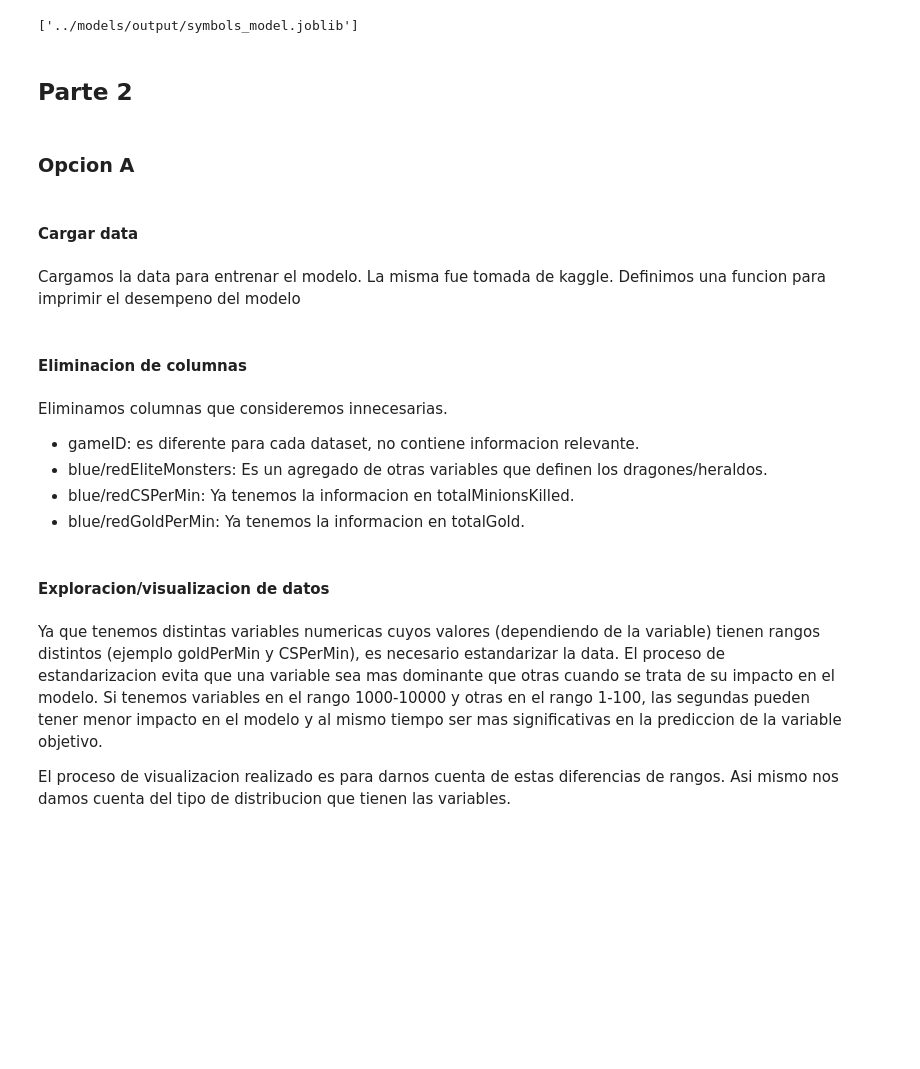
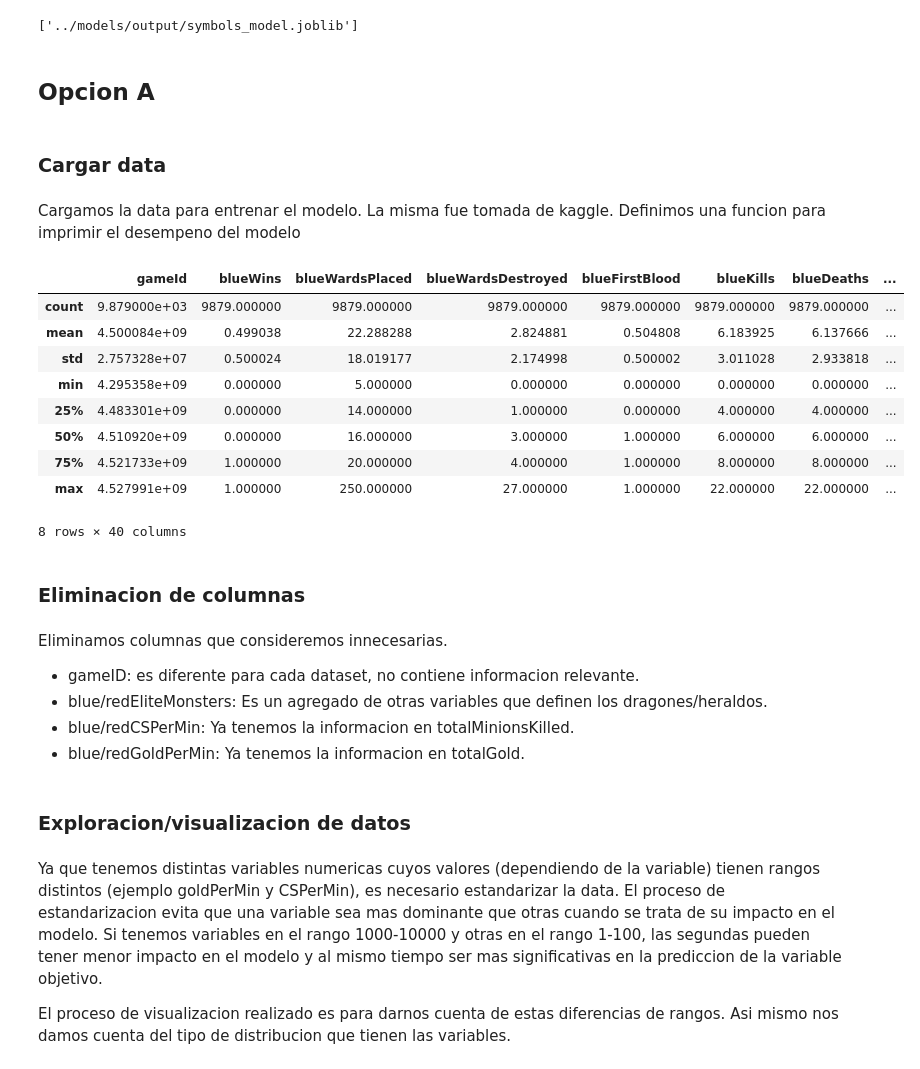
Before and after one commit to Rcontre360/UCV-ML-2-2024, a Jupyter notebook: tarea2/app/src/notebooks/parte_2.ipynb, the cells around one changed output. Saved outputs shown, nothing was run; the diff lists cells and outputs as text; code cells hidden in the pictures; blank space fills up the shorter version.

```diff
--- a/tarea2/app/src/notebooks/Tarea2.ipynb
+++ b/tarea2/app/src/notebooks/parte_2.ipynb
@@ -554,22 +549,33 @@ import joblib
 joblib.dump(symbols_svm, "../models/output/symbols_model.joblib")
 # %% [output]
 ['../models/output/symbols_model.joblib']
-# %% [markdown]
-## Parte 2
 # %% [markdown]
-### Opcion A
+## Opcion A
 # %% [markdown]
-#### Cargar data
+### Cargar data
 # %% [markdown]
 Cargamos la data para entrenar el modelo. La misma fue tomada de kaggle. Definimos una funcion para imprimir el desempeno del modelo
 # %%
 import pandas as pd
 from sklearn.metrics import classification_report
 
-file_path = "./data/lol/data.csv"
+file_path = "../models/input/lol/data.csv"
 df = pd.read_csv(file_path)
+
+df.describe()
+# %% [output]
+|  | gameId | blueWins | blueWardsPlaced | blueWardsDestroyed | blueFirstBlood | blueKills | blueDeaths | ... |
+| count | 9.879000e+03 | 9879.000000 | 9879.000000 | 9879.000000 | 9879.000000 | 9879.000000 | 9879.000000 | ... |
+| mean | 4.500084e+09 | 0.499038 | 22.288288 | 2.824881 | 0.504808 | 6.183925 | 6.137666 | ... |
+| std | 2.757328e+07 | 0.500024 | 18.019177 | 2.174998 | 0.500002 | 3.011028 | 2.933818 | ... |
+| min | 4.295358e+09 | 0.000000 | 5.000000 | 0.000000 | 0.000000 | 0.000000 | 0.000000 | ... |
+| 25% | 4.483301e+09 | 0.000000 | 14.000000 | 1.000000 | 0.000000 | 4.000000 | 4.000000 | ... |
+| 50% | 4.510920e+09 | 0.000000 | 16.000000 | 3.000000 | 1.000000 | 6.000000 | 6.000000 | ... |
+| 75% | 4.521733e+09 | 1.000000 | 20.000000 | 4.000000 | 1.000000 | 8.000000 | 8.000000 | ... |
+| max | 4.527991e+09 | 1.000000 | 250.000000 | 27.000000 | 1.000000 | 22.000000 | 22.000000 | ... |
+8 rows × 40 columns
 # %% [markdown]
-#### Eliminacion de columnas
+### Eliminacion de columnas
 # %% [markdown]
 Eliminamos columnas que consideremos innecesarias.
 - gameID: es diferente para cada dataset, no contiene informacion relevante.
@@ -589,7 +595,7 @@ df = df.drop(columns=["blueGoldPerMin","redGoldPerMin"])
 y_data = df["blueWins"]
 df = df.drop(columns=["blueWins"])
 # %% [markdown]
-#### Exploracion/visualizacion de datos
+### Exploracion/visualizacion de datos
 # %% [markdown]
 Ya que tenemos distintas variables numericas cuyos valores (dependiendo de la variable) tienen rangos distintos (ejemplo goldPerMin y CSPerMin), es necesario estandarizar la data. El proceso de estandarizacion evita que una variable sea mas dominante que otras cuando se trata de su impacto en el modelo. Si tenemos variables en el rango 1000-10000 y otras en el rango 1-100, las segundas pueden tener menor impacto en el modelo y al mismo tiempo ser mas significativas en la prediccion de la variable objetivo.
 
```
Also changed, not shown: parts of 11 cells of this notebook.
